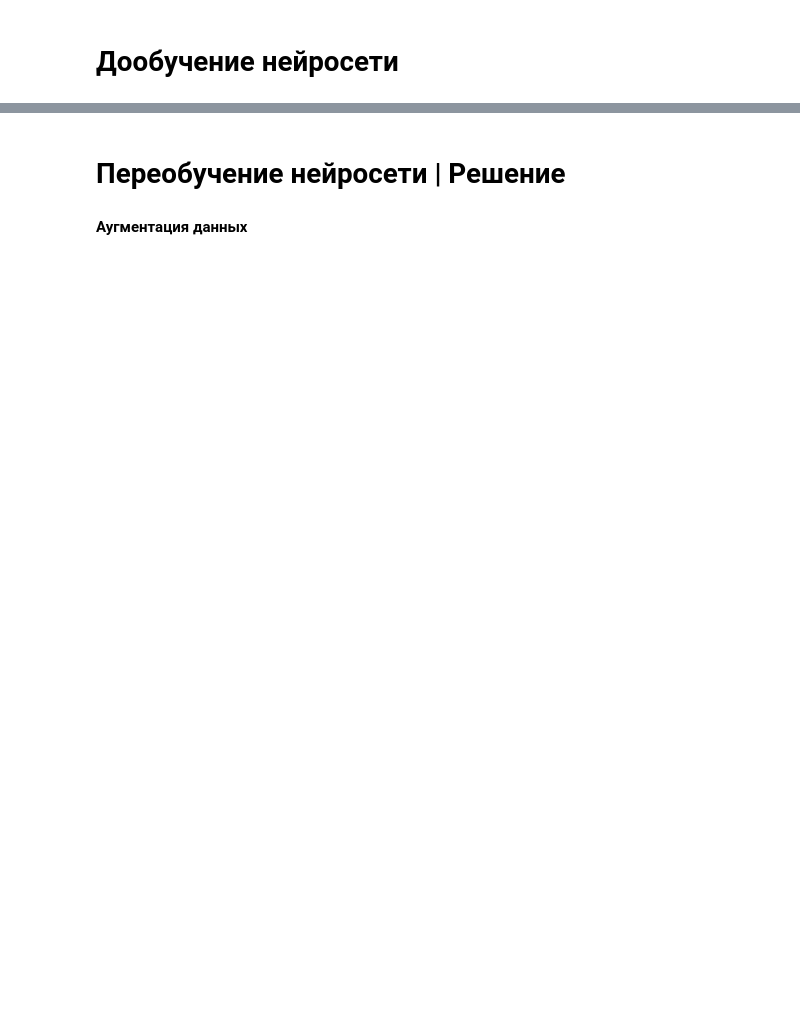
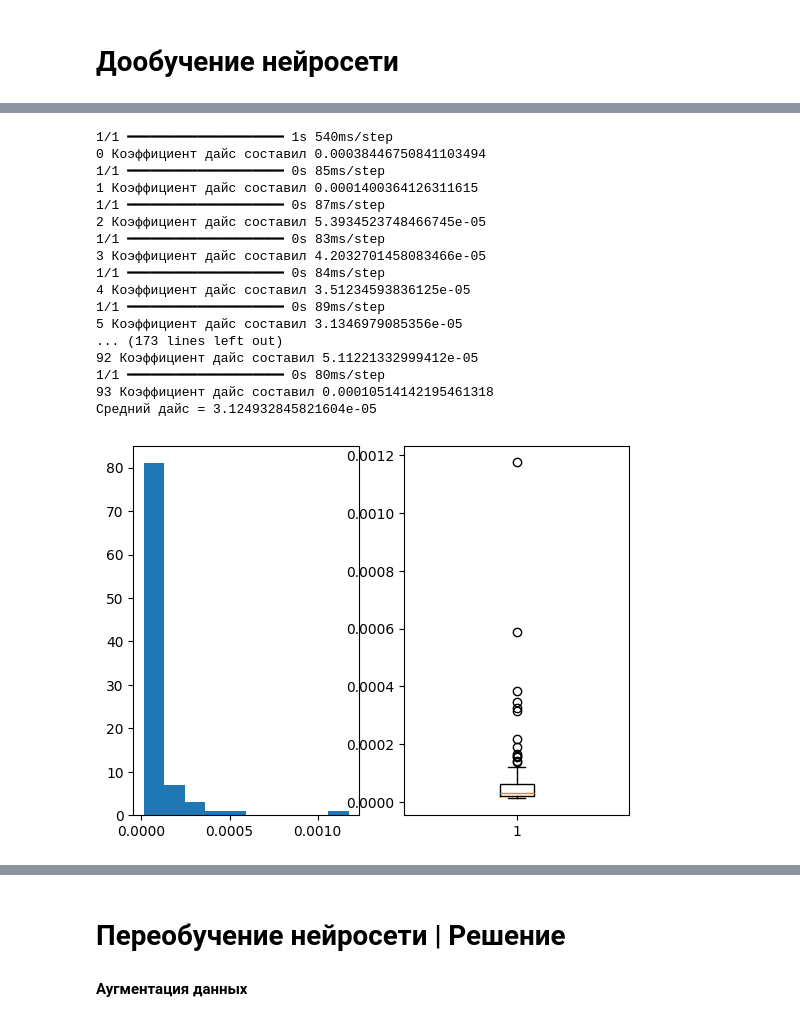
Before and after one commit to spacexerq/ml, a Jupyter notebook: segmentation_project.ipynb, the cells around one changed output, grey strips where cells are left out. Saved outputs shown, nothing was run; the diff lists cells and outputs as text; code cells hidden in the pictures; blank space fills up the shorter version.

Commit message:
1st step counted

```diff
--- a/segmentation_project.ipynb
+++ b/segmentation_project.ipynb
@@ -458,0 +477,43 @@ plt.legend(['train', 'val'], loc='upper left')
+# %%
+trained_model = 'saved_model\model_1_5.h5'
+# %%
+saved_model = tf.keras.models.load_model(trained_model,
+                                         custom_objects={'metrics': dice_soft_coef}, compile=False)
+DSC = []
+for i in range(0, len(x_test)):
+    image = x_test[i, :, :]
+    gt =  y_test[i, :, :]
+    predicted_msk = saved_model.predict(np.expand_dims(image, axis=0))
+    predicted_msk = np.squeeze(predicted_msk)
+    predicted_msk = class_binarization(predicted_msk, 0.5)
+    dice = dice_soft_coef (y_test[i, :, :], predicted_msk)
+    print(f'{i} Коэффициент дайс составил {dice}')
+    DSC.append(dice)
+
+plt.figure()
+plt.subplot(1, 2, 1)
+plt.hist(DSC)
+plt.subplot(1, 2, 2)
+plt.boxplot(DSC)
+
+median_dsc = np.median(DSC)
+print(f'Средний дайс = {median_dsc}')
+# %% [output]
+1/1 ━━━━━━━━━━━━━━━━━━━━ 1s 540ms/step
+0 Коэффициент дайс составил 0.00038446750841103494
+1/1 ━━━━━━━━━━━━━━━━━━━━ 0s 85ms/step
+1 Коэффициент дайс составил 0.0001400364126311615
+1/1 ━━━━━━━━━━━━━━━━━━━━ 0s 87ms/step
+2 Коэффициент дайс составил 5.3934523748466745e-05
+1/1 ━━━━━━━━━━━━━━━━━━━━ 0s 83ms/step
+3 Коэффициент дайс составил 4.2032701458083466e-05
+1/1 ━━━━━━━━━━━━━━━━━━━━ 0s 84ms/step
+4 Коэффициент дайс составил 3.51234593836125e-05
+1/1 ━━━━━━━━━━━━━━━━━━━━ 0s 89ms/step
+5 Коэффициент дайс составил 3.1346979085356e-05
+... (173 lines left out)
+92 Коэффициент дайс составил 5.11221332999412e-05
+1/1 ━━━━━━━━━━━━━━━━━━━━ 0s 80ms/step
+93 Коэффициент дайс составил 0.00010514142195461318
+Средний дайс = 3.124932845821604e-05
+[figure, added]
```
Also changed, not shown: parts of 27 cells of this notebook, 5 other files.
